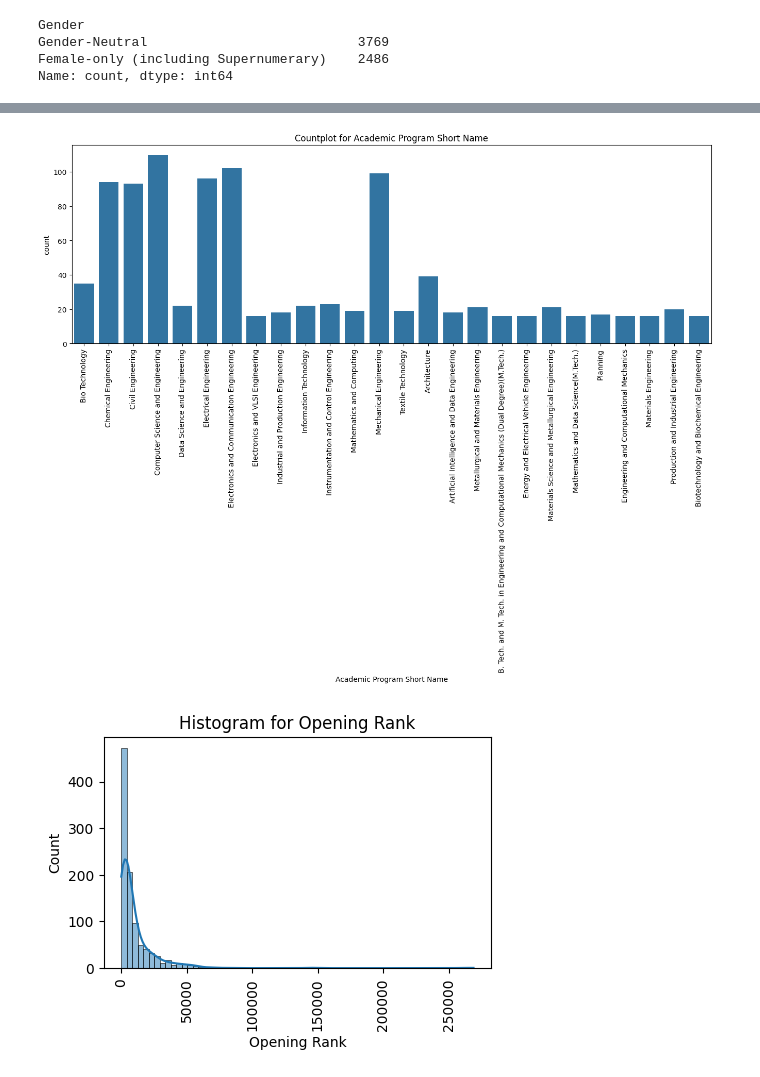
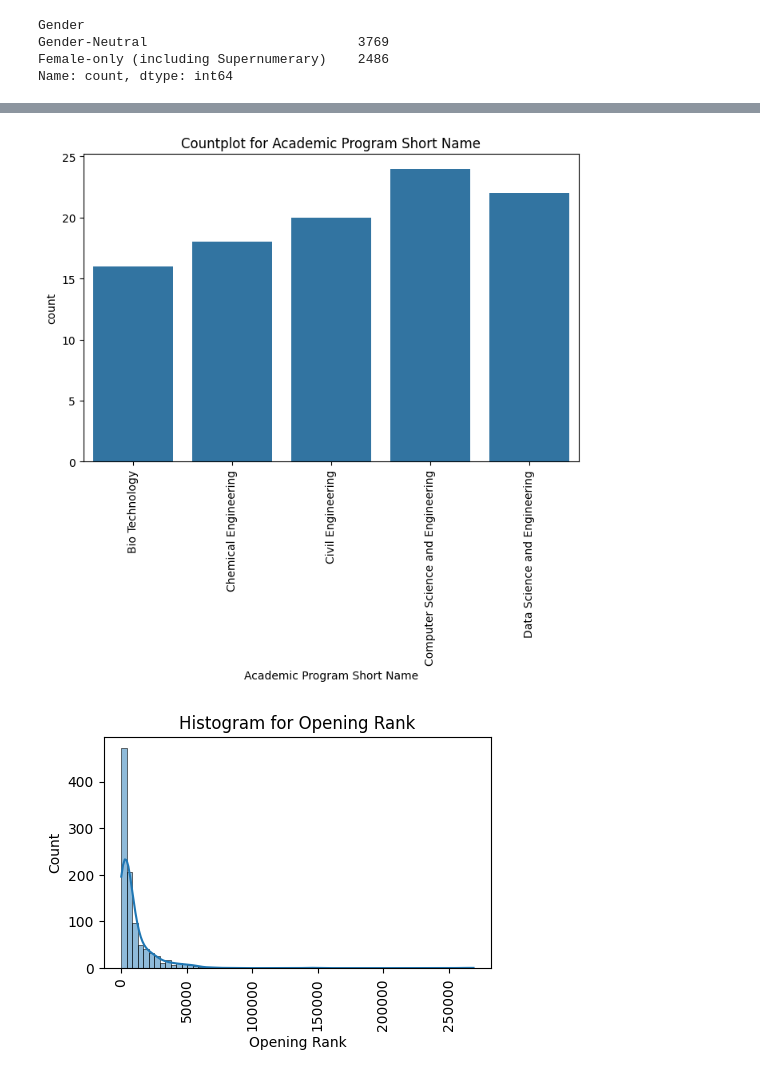
Before and after one commit to deanesh/ML-Wakad-Weekdays-5-7-pm-11th-Dec, a Jupyter notebook: JEE-Mains/Colleges-Analysis/opening-closing-ranks/NIT-Colleges-Open-Close-Ranks-EDA.ipynb, the cells around one changed output, grey strips where cells are left out. Cells and saved outputs as stored; diff of their text form; code cells hidden in the pictures.

```diff
--- a/JEE-Mains/Colleges-Analysis/opening-closing-ranks/NIT-Colleges-Open-Close-Ranks-EDA.ipynb
+++ b/JEE-Mains/Colleges-Analysis/opening-closing-ranks/NIT-Colleges-Open-Close-Ranks-EDA.ipynb
@@ -177,15 +153,15 @@ import seaborn as sns
 # %%
 # Univariate analysis
     # 1. categorical features - Countplot
     # 2. continuous features - histogram
 
-plt.figure(figsize=(16, 5)) # Set figure size (width, height)
-sns.countplot(data=df.head(1000), x="Academic Program Short Name") # Plot Graph
+plt.figure(figsize=(8, 5)) # Set figure size (width, height)
+sns.countplot(data=df.head(100), x="Academic Program Short Name") # Plot Graph
 plt.title("Countplot for Academic Program Short Name") # Add Title
 plt.xticks(rotation=90)
 plt.show()
 # %% [output]
-[figure, old version]
+[figure, new version]
 # %%
 # Univariate Functions
 def plot_count(df: pd.DataFrame, col: str):
```
Also changed, not shown: parts of 4 cells of this notebook, 2 other files.
